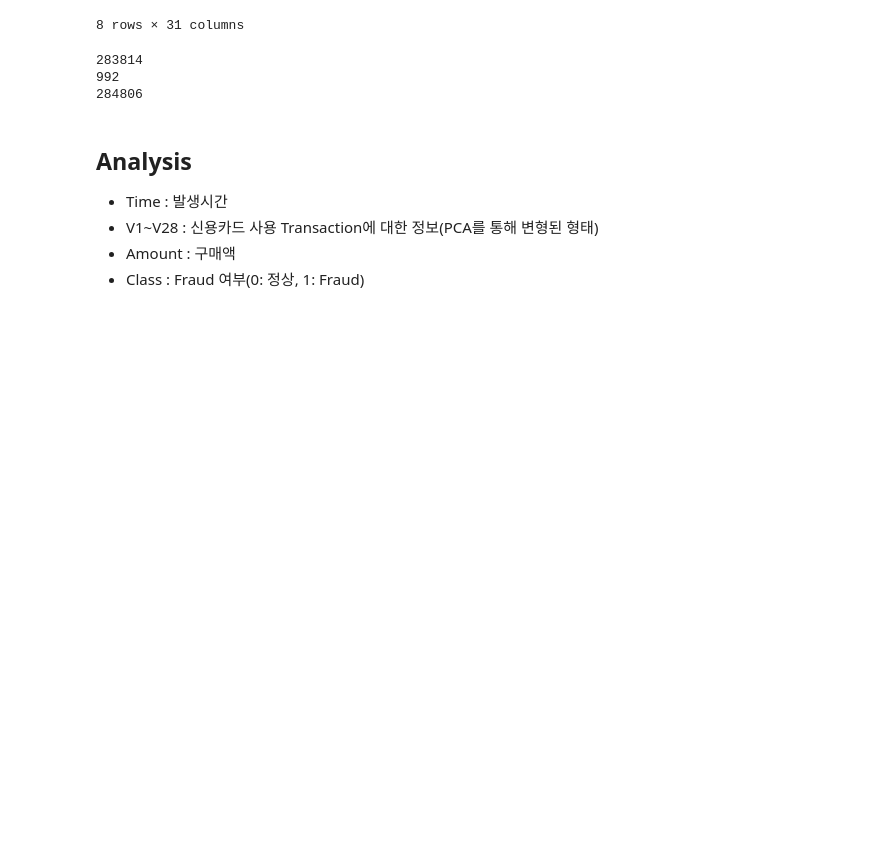
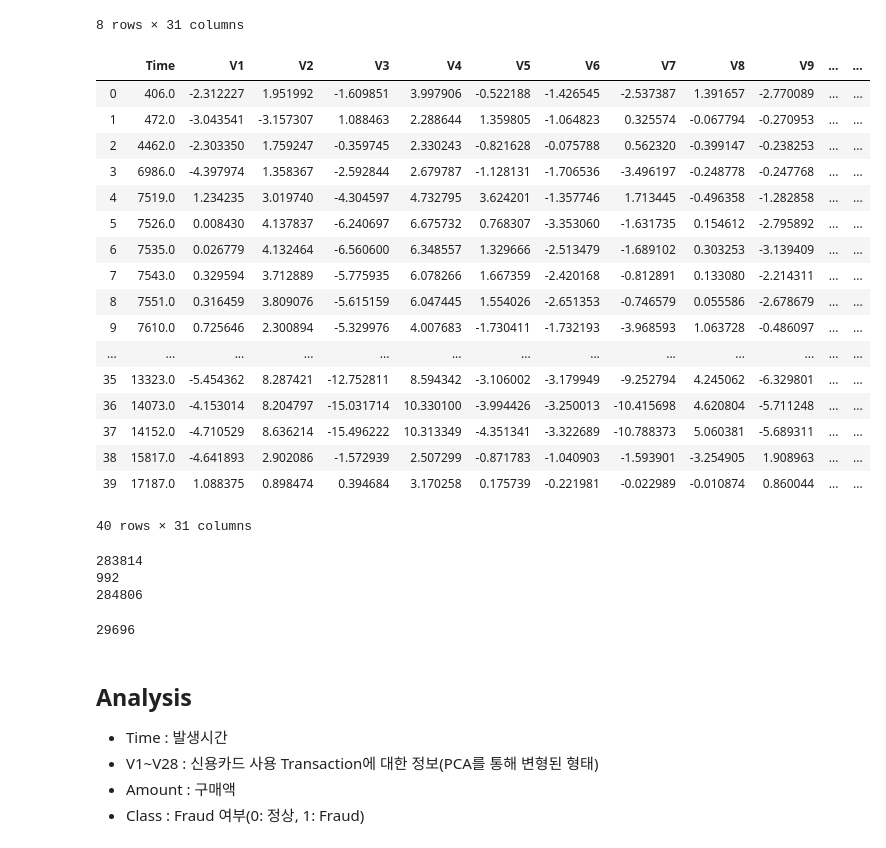
Before and after one commit to tenjumh/Practice, a Jupyter notebook: Anomaly detection/Fraud data detection.ipynb, the cells around one changed output. Cells and saved outputs as stored; diff of their text form; code cells hidden in the pictures; blank space fills up the shorter version.

Commit message:
Project Fraud data detection _ Preprocessing

```diff
--- a/Anomaly detection/Fraud data detection.ipynb
+++ b/Anomaly detection/Fraud data detection.ipynb
@@ -18,6 +18,27 @@ data.describe()
 | 75% | 139320.000000 | 1.315645 | 8.037257e-01 | 1.027198 | 0.743348 | 6.119267e-01 | 0.398567 | 0.570426 | 0.327346 | 0.597140 | ... | ... |
 | max | 172788.000000 | 2.454930 | 2.205773e+01 | 9.382558 | 16.875344 | 3.480167e+01 | 73.301626 | 120.589494 | 20.007208 | 15.594995 | ... | ... |
 8 rows × 31 columns
+# %%
+data[:40]
+# %% [output]
+|  | Time | V1 | V2 | V3 | V4 | V5 | V6 | V7 | V8 | V9 | ... | ... |
+| 0 | 406.0 | -2.312227 | 1.951992 | -1.609851 | 3.997906 | -0.522188 | -1.426545 | -2.537387 | 1.391657 | -2.770089 | ... | ... |
+| 1 | 472.0 | -3.043541 | -3.157307 | 1.088463 | 2.288644 | 1.359805 | -1.064823 | 0.325574 | -0.067794 | -0.270953 | ... | ... |
+| 2 | 4462.0 | -2.303350 | 1.759247 | -0.359745 | 2.330243 | -0.821628 | -0.075788 | 0.562320 | -0.399147 | -0.238253 | ... | ... |
+| 3 | 6986.0 | -4.397974 | 1.358367 | -2.592844 | 2.679787 | -1.128131 | -1.706536 | -3.496197 | -0.248778 | -0.247768 | ... | ... |
+| 4 | 7519.0 | 1.234235 | 3.019740 | -4.304597 | 4.732795 | 3.624201 | -1.357746 | 1.713445 | -0.496358 | -1.282858 | ... | ... |
+| 5 | 7526.0 | 0.008430 | 4.137837 | -6.240697 | 6.675732 | 0.768307 | -3.353060 | -1.631735 | 0.154612 | -2.795892 | ... | ... |
+| 6 | 7535.0 | 0.026779 | 4.132464 | -6.560600 | 6.348557 | 1.329666 | -2.513479 | -1.689102 | 0.303253 | -3.139409 | ... | ... |
+| 7 | 7543.0 | 0.329594 | 3.712889 | -5.775935 | 6.078266 | 1.667359 | -2.420168 | -0.812891 | 0.133080 | -2.214311 | ... | ... |
+| 8 | 7551.0 | 0.316459 | 3.809076 | -5.615159 | 6.047445 | 1.554026 | -2.651353 | -0.746579 | 0.055586 | -2.678679 | ... | ... |
+| 9 | 7610.0 | 0.725646 | 2.300894 | -5.329976 | 4.007683 | -1.730411 | -1.732193 | -3.968593 | 1.063728 | -0.486097 | ... | ... |
+| ... | ... | ... | ... | ... | ... | ... | ... | ... | ... | ... | ... | ... |
+| 35 | 13323.0 | -5.454362 | 8.287421 | -12.752811 | 8.594342 | -3.106002 | -3.179949 | -9.252794 | 4.245062 | -6.329801 | ... | ... |
+| 36 | 14073.0 | -4.153014 | 8.204797 | -15.031714 | 10.330100 | -3.994426 | -3.250013 | -10.415698 | 4.620804 | -5.711248 | ... | ... |
+| 37 | 14152.0 | -4.710529 | 8.636214 | -15.496222 | 10.313349 | -4.351341 | -3.322689 | -10.788373 | 5.060381 | -5.689311 | ... | ... |
+| 38 | 15817.0 | -4.641893 | 2.902086 | -1.572939 | 2.507299 | -0.871783 | -1.040903 | -1.593901 | -3.254905 | 1.908963 | ... | ... |
+| 39 | 17187.0 | 1.088375 | 0.898474 | 0.394684 | 3.170258 | 0.175739 | -0.221981 | -0.022989 | -0.010874 | 0.860044 | ... | ... |
+40 rows × 31 columns
 # %%
 print(data['Class'].isnull().sum())   # null value : 283814개
 print(data['Class'].count())   # not null : 992개
@@ -26,6 +47,10 @@ print(data['Time'].count())  # 284806개
 283814
 992
 284806
+# %%
+len(data_new_df)
+# %% [output]
+29696
 # %% [markdown]
 ## Analysis
 - Time : 발생시간
```
Also changed, not shown: parts of 6 cells of this notebook.
